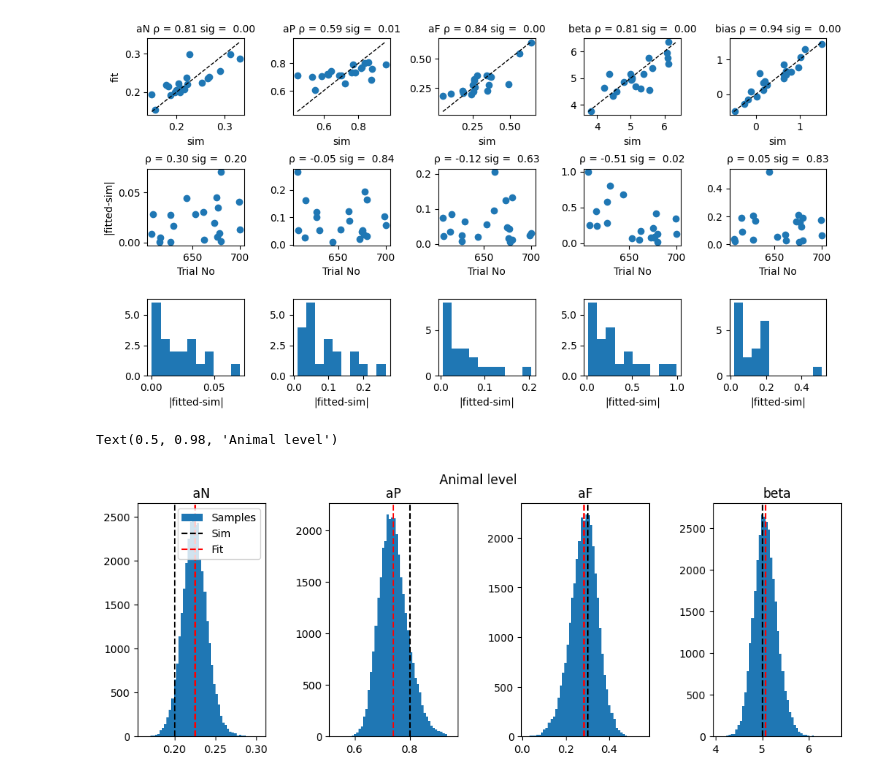
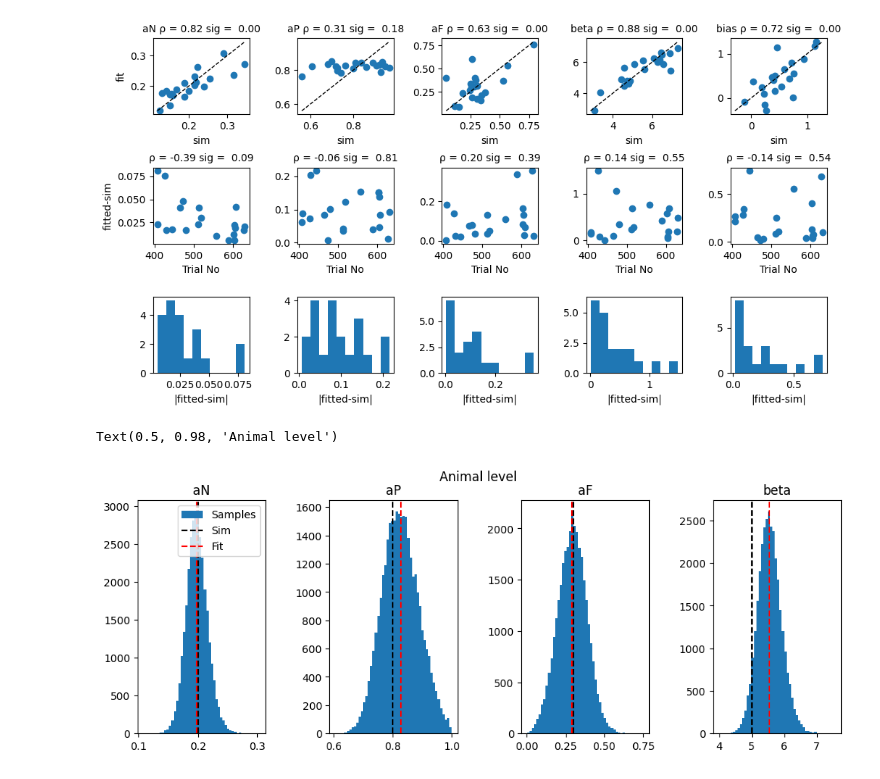
Before and after one commit to AllenNeuralDynamics/aind_stan_fit_sim, a Jupyter notebook: code/recovery.ipynb, the cells around one changed output. Cells and saved outputs as stored; diff of their text form; code cells hidden in the pictures.

```diff
--- a/code/recovery.ipynb
+++ b/code/recovery.ipynb
@@ -23,7 +27,7 @@ import json
 nest_asyncio.apply()
 # %%
 # load fitted samples
-name = 'modelSimLikeStanTest'
+name = 'modelSimStanTestLong-Short'
 saveDir = path.expanduser('~/capsule/scratch/'+name)
 if not os.path.exists(saveDir):
     print(f'Model {name} not found.')
@@ -50,35 +54,35 @@ paramsFit = getSessionFitParams(summary, b['paramNames'], focus='median')
 plt.figure(figsize=(12, 6))
 plt.subplots_adjust(hspace=0.7, wspace=0.5)
 for paramInd in range(len(b['paramNames'])):
     plt.subplot(3, len(b['paramNames']), paramInd+1)
     paramSimCurr = paramsSim[b['paramNames'][paramInd]]
     paramFit = paramsFit[b['paramNames'][paramInd]]
 
     rho, p = pearsonr(paramSimCurr, paramFit)
     low = np.min(np.array([np.min(paramSimCurr), np.min(paramFit)]))
     high = np.max(np.array([np.max(paramSimCurr), np.max(paramFit)]))
     plt.scatter(paramSimCurr, paramFit)
     plt.title(f"{b['paramNames'][paramInd]} ρ = {rho:.2f} sig = {p: .2f}", fontsize = 10)
     plt.xlabel('sim')
     plt.plot([low, high], [low, high], 'k', lw = 1, ls = '--')
     if paramInd == 0:
         plt.ylabel('fit')
 
 diff = paramsFit - paramsSim.drop(columns=['sessionLen'])
 diff['sessionLen'] = paramsSim['sessionLen']
 for paramInd in range(len(b['paramNames'])):
     plt.subplot(3, len(b['paramNames']), paramInd+1 + len(b['paramNames']))
     plt.scatter(diff['sessionLen'], np.abs(diff[b['paramNames'][paramInd]].values))
     rho, p = spearmanr(diff['sessionLen'], np.abs(diff[b['paramNames'][paramInd]].values))
     plt.title(f"ρ = {rho:.2f} sig = {p: .2f}", fontsize = 10)
     if paramInd == 0:
-        plt.ylabel('|fitted-sim|')
+        plt.ylabel('fitted-sim')
     plt.xlabel('Trial No')
     plt.subplot(3, len(b['paramNames']), paramInd+1 + 2*len(b['paramNames']))
     plt.hist(np.abs(diff[b['paramNames'][paramInd]].values))
     plt.xlabel('|fitted-sim|')
 # %% [output]
-[figure, old version]
+[figure, new version]
 # %%
 # animal level parameters
 focus = 'mean' # or 'mode' or 'mad'
@@ -106,7 +110,7 @@ for paramInd, paramName in enumerate(paramNamesNoBias):
 plt.suptitle('Animal level')
 # %% [output]
 Text(0.5, 0.98, 'Animal level')
-[figure, old version]
+[figure, new version]
 # %%
 # value sim vs value fit
 LHsim = []
```
Also changed, not shown: parts of 11 cells of this notebook, 2 other files.
